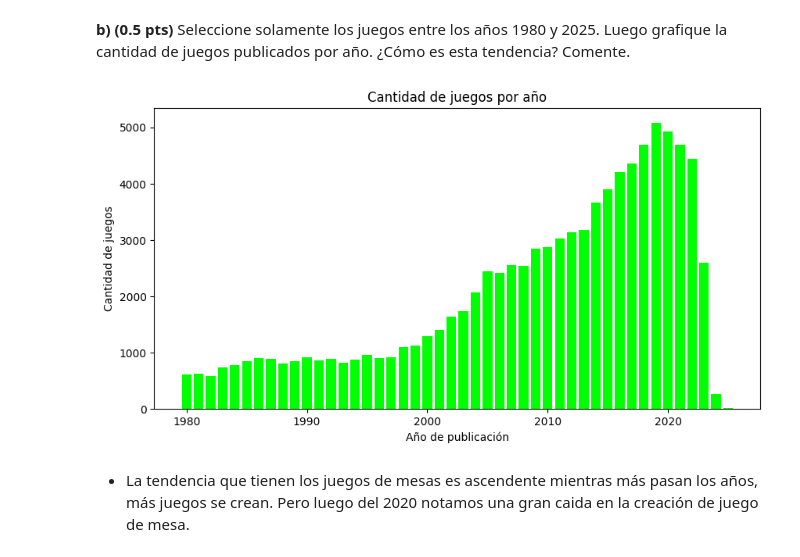
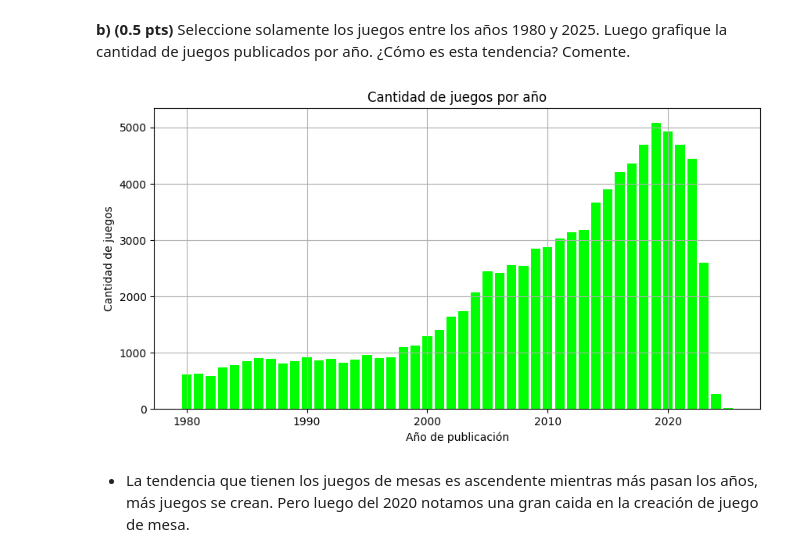
Before and after one commit to Fsli1822/IMT2200-Felipe-Serrano, a Jupyter notebook: Tarea_01/IMT2200-25s2 - Tarea 01.ipynb, the cells around one changed output. Saved outputs shown, nothing was run; the diff lists cells and outputs as text; code cells hidden in the pictures.

```diff
--- a/Tarea_01/IMT2200-25s2 - Tarea 01.ipynb
+++ b/Tarea_01/IMT2200-25s2 - Tarea 01.ipynb
@@ -144,0 +153,6 @@ nuevo_df.head()
+# %%
+#acá se guarda el archivo .csv en data
+
+Game_Item.to_csv("Data/Dataframe_unidicado.csv", index=False)
+nuevo_df = pd.read_csv("Data/Dataframe_unidicado.csv")
+nuevo_df.head()
@@ -176,15 +189,16 @@ df_filtrado = nuevo_df[(nuevo_df["year"] >= 1980 ) & (nuevo_df["year"] <= 2025)]
 # %%
 juegos_por_año = df_filtrado["year"].value_counts().sort_index()
 
 plt.figure(figsize=(10,5))
 plt.bar(juegos_por_año.index, juegos_por_año.values, color="lime")
 
 plt.title("Cantidad de juegos por año")
 plt.xlabel("Año de publicación")
 plt.ylabel("Cantidad de juegos")
+plt.grid(True)
 plt.show()
 # %% [output]
-[figure, old version]
+[figure, new version]
 # %% [markdown]
 * La tendencia que tienen los juegos de mesas es ascendente mientras más pasan los años, más juegos se crean. Pero luego del 2020 notamos una gran caida en la creación de juego de mesa.
 # %% [markdown]
```
Also changed, not shown: parts of 25 cells of this notebook, 2 other files.
